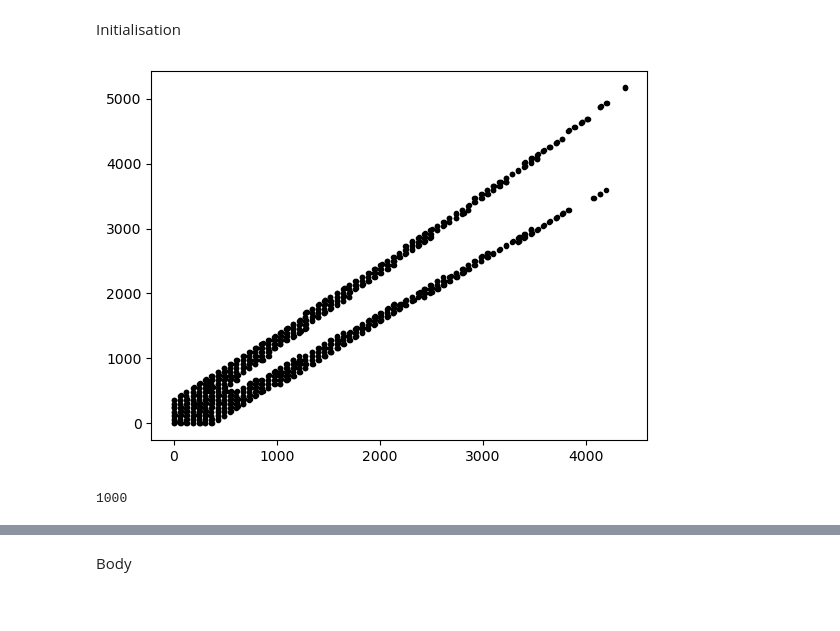
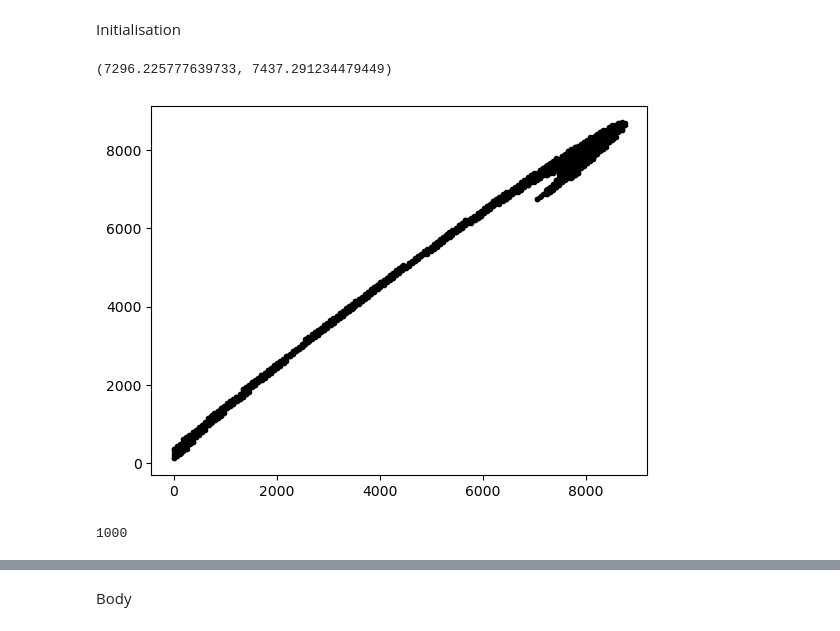
Before and after one commit to kuubikus/Individual-Project, a Jupyter notebook: IP_lambert1.ipynb, the cells around one changed output, grey strips where cells are left out. Drawn from its saved outputs; the diff is of its cells as text; code cells hidden in the pictures.

```diff
--- a/IP_lambert1.ipynb
+++ b/IP_lambert1.ipynb
@@ -107,7 +107,7 @@ def solve_lambert(ri, rf, t):
     Returns the solution in Kepler elements.
     """
     # solve Lambert's problem
-    l = pykep.lambert_problem(r1 = ri, r2 = rf, tof = t, mu=398600, cw=True)
+    l = pykep.lambert_problem(r1 = ri, r2 = rf, tof = t, mu=398600, cw=False)
     # convert results
     vi = l.get_v1()[0]  # get the velocity vector at initial time for one revolution
     elements = pykep.ic2par(ri,vi, mu=398600)  # get Kepler elements from pos and vel vectors
@@ -397,17 +393,7 @@ def stop_criteria(data, last_means, last_best_values, no_of_gens,lim_O = 5, lim_
 # %% [markdown]
 Initialisation
 # %%
-elements_deb = [7100,0.0043,np.radians(98.289),np.radians(49.866),np.radians(356.768),0]
-elements_sat = [7133.8,0.0043,np.radians(98.289),np.radians(49.866),np.radians(356.768),0]
-r1,v1 = np.array(pykep.par2ic(elements_deb))
-r2,v2 = propagate_based_on_elements(elements_deb, 60, kepler=False)
-
-# initialise
-data = initialise_pop(elements_sat, r1, r2, N=1000)
-show_pop(data)
-print(len(data))
+elements_deb = [7290.2,0.0610,np.radians(30.379),np.radians(289.042),np.radians(293.776),np.radians(66.230)]
+elements_sat = [7133.8,0.0043,np.radians(98.289),np.radians(49.866),np.radians(356.768),np.radians(149.512)]
-# %% [output]
-[figure, removed]
-1000
 # %%
 set_of_measurments = []
@@ -418,4 +407,27 @@ for t in range(61):
     set_of_measurments.append(r)
+# %%
+r1,v1 = propagate_based_on_elements(elements_deb, 0, kepler=False)
+r2,v2= propagate_based_on_elements(elements_deb, 60, kepler=False)
+
+R1, V2 = propagate_based_on_elements(elements_sat, 0, kepler=False)
+R2, V2 = propagate_based_on_elements(elements_sat, 60, kepler=False)
+
+rel1 = R1 - r1
+rel2 = R2 - r2
+np.linalg.norm(rel1), np.linalg.norm(rel2)
+# %% [output]
+(7296.225777639733, 7437.291234479449)
+# %%
+r1,v1 = propagate_based_on_elements(elements_deb, 0, kepler=False)
+r2,v2= propagate_based_on_elements(elements_deb, 60, kepler=False)
+
+# initialise
+data = initialise_pop(elements_sat, r1, r2, N=1000)
+show_pop(data)
+print(len(data))
+# %% [output]
+[figure, added]
+1000
 # %%
 data = objective_func(elements_sat, set_of_measurments, data)
 # %%
```
Also changed, not shown: parts of 8 cells of this notebook.
